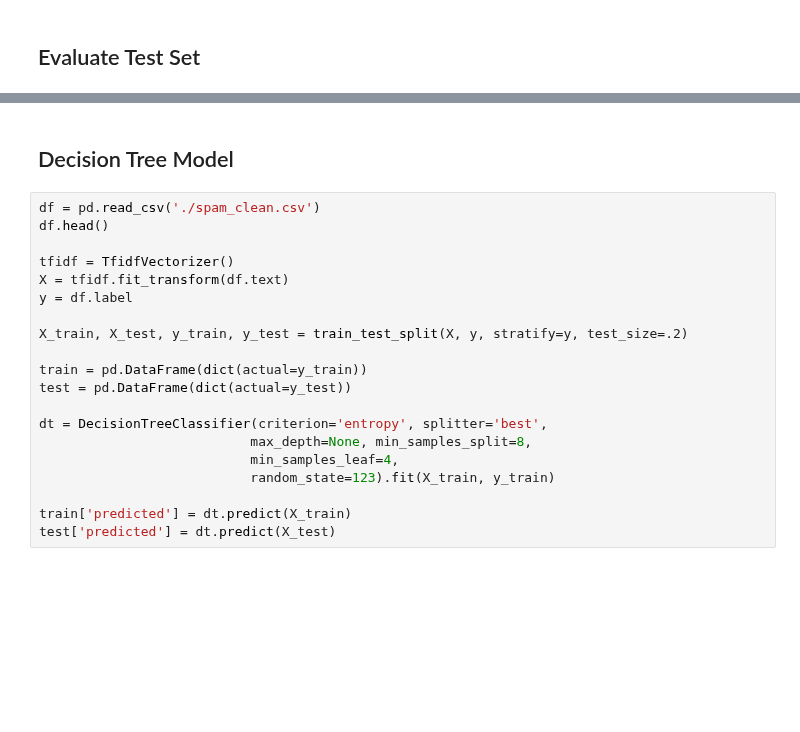
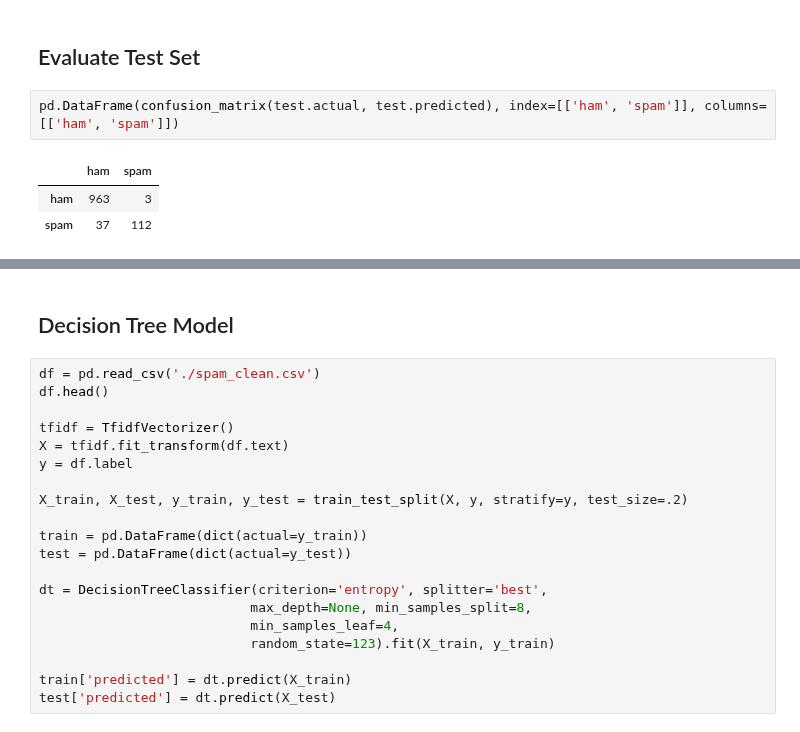
Before and after one commit to faithkane3/ds-methodologies-exercises, a Jupyter notebook: nlp/model.ipynb, the cells around one changed output, grey strips where cells are left out. Drawn from its saved outputs; the diff is of its cells as text; blank space fills up the shorter version.

```diff
--- a/nlp/model.ipynb
+++ b/nlp/model.ipynb
@@ -779,5 +785,11 @@ weighted avg       0.98      0.98      0.98      4457
 # %% [markdown]
 ## Evaluate Test Set
+# %%
+pd.DataFrame(confusion_matrix(test.actual, test.predicted), index=[['ham', 'spam']], columns=[['ham', 'spam']])
+# %% [output]
+|  | ham | spam |
+| ham | 963 | 3 |
+| spam | 37 | 112 |
 # %%
 print('Logistic Regression Test Accuracy: {:.2%}'.format(accuracy_score(test.actual, test.predicted)))
 print('---')
```
Also changed, not shown: parts of 32 cells of this notebook.
